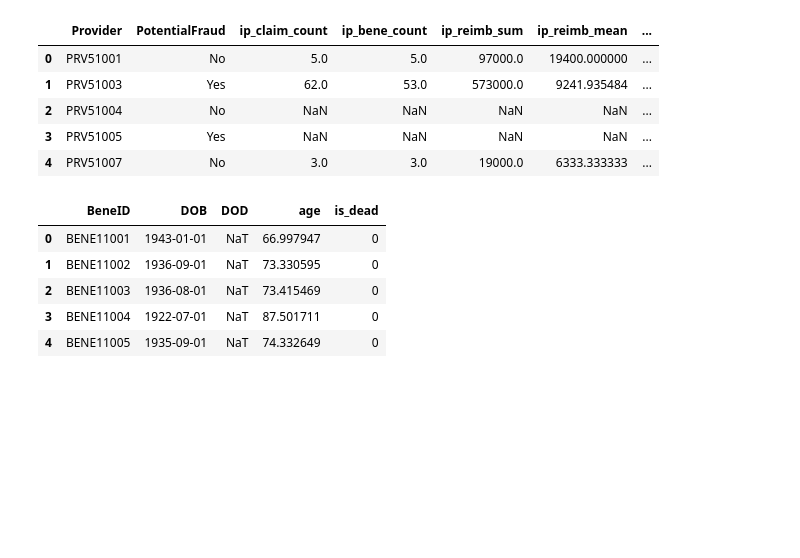
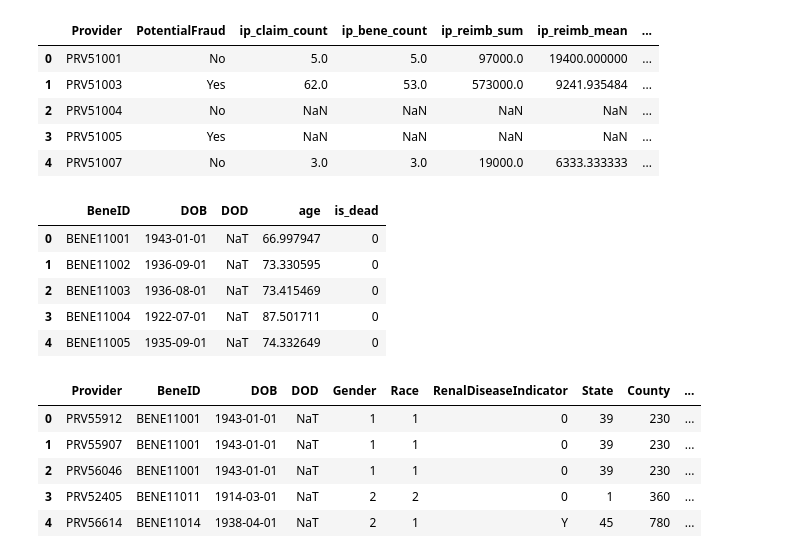
Before and after one commit to habiba-11/fraud_detection_project, a Jupyter notebook: notebooks/01_data_exploration_and_feature_engineering.ipynb, the cells around one changed output. Saved outputs shown, nothing was run; the diff lists cells and outputs as text; code cells hidden in the pictures; blank space fills up the shorter version.

```diff
--- a/notebooks/01_data_exploration_and_feature_engineering.ipynb
+++ b/notebooks/01_data_exploration_and_feature_engineering.ipynb
@@ -209,3 +209,27 @@ benef_df[["BeneID", "DOB", "DOD", "age", "is_dead"]].head()
 | 2 | BENE11003 | 1936-08-01 | NaT | 73.415469 | 0 |
 | 3 | BENE11004 | 1922-07-01 | NaT | 87.501711 | 0 |
 | 4 | BENE11005 | 1935-09-01 | NaT | 74.332649 | 0 |
+# %%
+# Cell 9: Build Provider–Beneficiary pairs
+
+# 1) Take only Provider and BeneID from IP and OP
+ip_pairs = ip_df[["Provider", "BeneID"]]
+op_pairs = op_df[["Provider", "BeneID"]]
+
+# 2) Stack them together (some providers only have IP or only OP)
+prov_bene = pd.concat([ip_pairs, op_pairs], axis=0)
+
+# 3) Drop duplicate Provider–BeneID combinations
+prov_bene = prov_bene.drop_duplicates()
+
+# 4) Attach beneficiary info (age, is_dead, chronic conditions)
+prov_bene = prov_bene.merge(benef_df, on="BeneID", how="left")
+
+prov_bene.head()
+# %% [output]
+|  | Provider | BeneID | DOB | DOD | Gender | Race | RenalDiseaseIndicator | State | County | ... |
+| 0 | PRV55912 | BENE11001 | 1943-01-01 | NaT | 1 | 1 | 0 | 39 | 230 | ... |
+| 1 | PRV55907 | BENE11001 | 1943-01-01 | NaT | 1 | 1 | 0 | 39 | 230 | ... |
+| 2 | PRV56046 | BENE11001 | 1943-01-01 | NaT | 1 | 1 | 0 | 39 | 230 | ... |
+| 3 | PRV52405 | BENE11011 | 1914-03-01 | NaT | 2 | 2 | 0 | 1 | 360 | ... |
+| 4 | PRV56614 | BENE11014 | 1938-04-01 | NaT | 2 | 1 | Y | 45 | 780 | ... |
```
Also changed, not shown: parts of 6 cells of this notebook.
